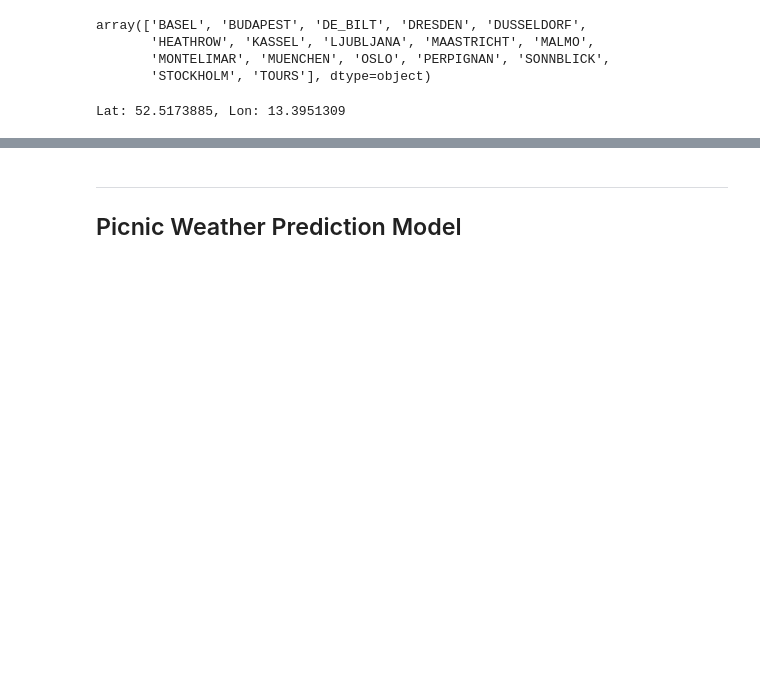
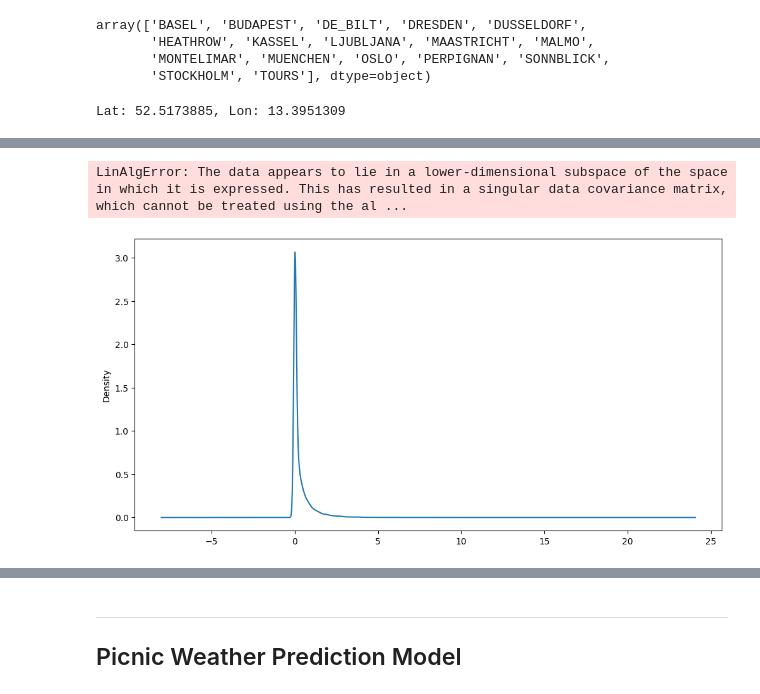
Before and after one commit to Spaeth-26/portfolio, a Jupyter notebook: notebooks/01_exploration_Weather_picnic.ipynb, the cells around one changed output, grey strips where cells are left out. Cells and saved outputs as stored; diff of their text form; code cells hidden in the pictures; blank space fills up the shorter version.

```diff
--- a/notebooks/01_exploration_Weather_picnic.ipynb
+++ b/notebooks/01_exploration_Weather_picnic.ipynb
@@ -461,0 +469,11 @@ for city in unique_cities:
+# %%
+
+def get_elevation(lat, lon):
+    url = f"https://api.open-elevation.com/api/v1/lookup?locations={lat},{lon}"
+    response = requests.get(url).json()
+    return response["results"][0]["elevation"]
+
+# Beispiel
+# lat, lon = 52.5200, 13.4050  # Berlin
+# elevation = get_elevation(lat, lon)
+# print(f"Höhe: {elevation} Meter")
@@ -470,0 +642,8 @@ weather_FS.head(3)
+# %%
+# df1 = weather_FS.groupby('picnic_weather')['temp_max']
+df1 = weather_FS.groupby('picnic_weather')['precipitation']
+# df1.plot(kind='hist', bins=20, alpha=0.5, density=True)
+df1.plot(kind='kde')
+# %% [output]
+LinAlgError: The data appears to lie in a lower-dimensional subspace of the space in which it is expressed. This has resulted in a singular data covariance matrix, which cannot be treated using the al ...
+[figure, added]
```
Also changed, not shown: parts of 37 cells of this notebook, 2 other files.
